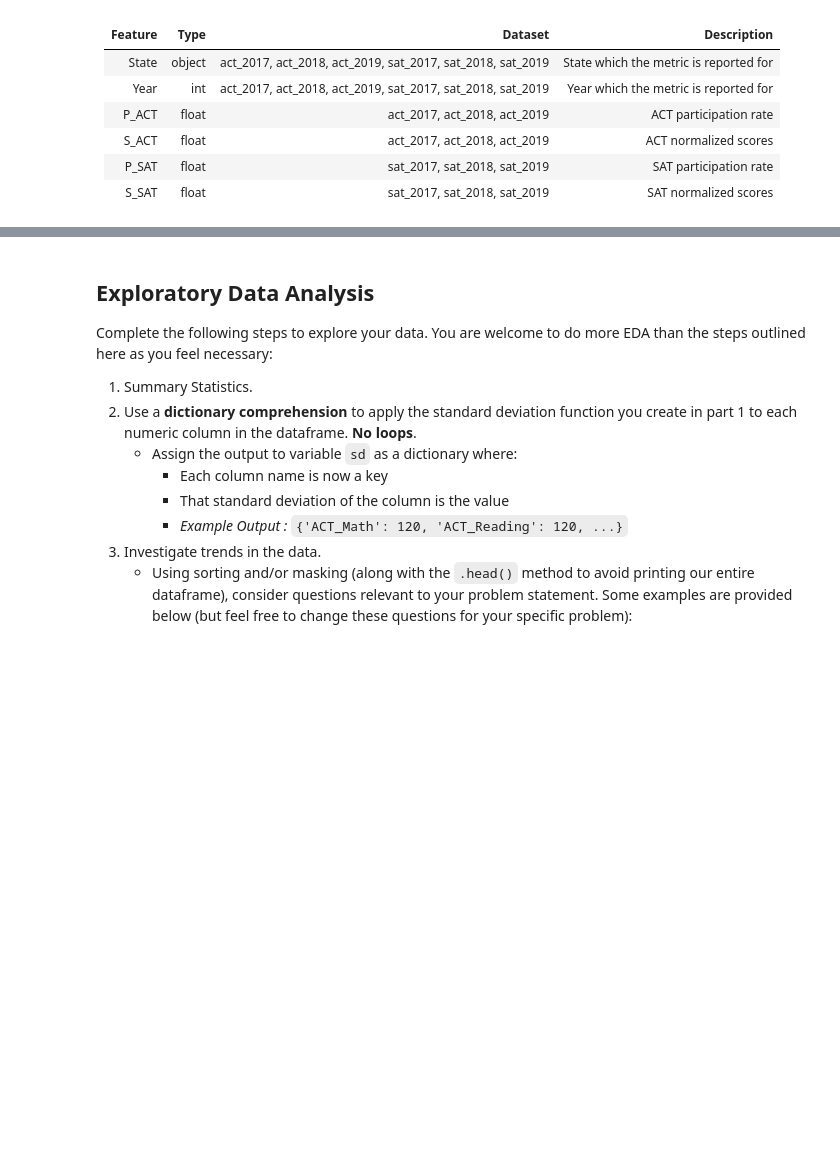
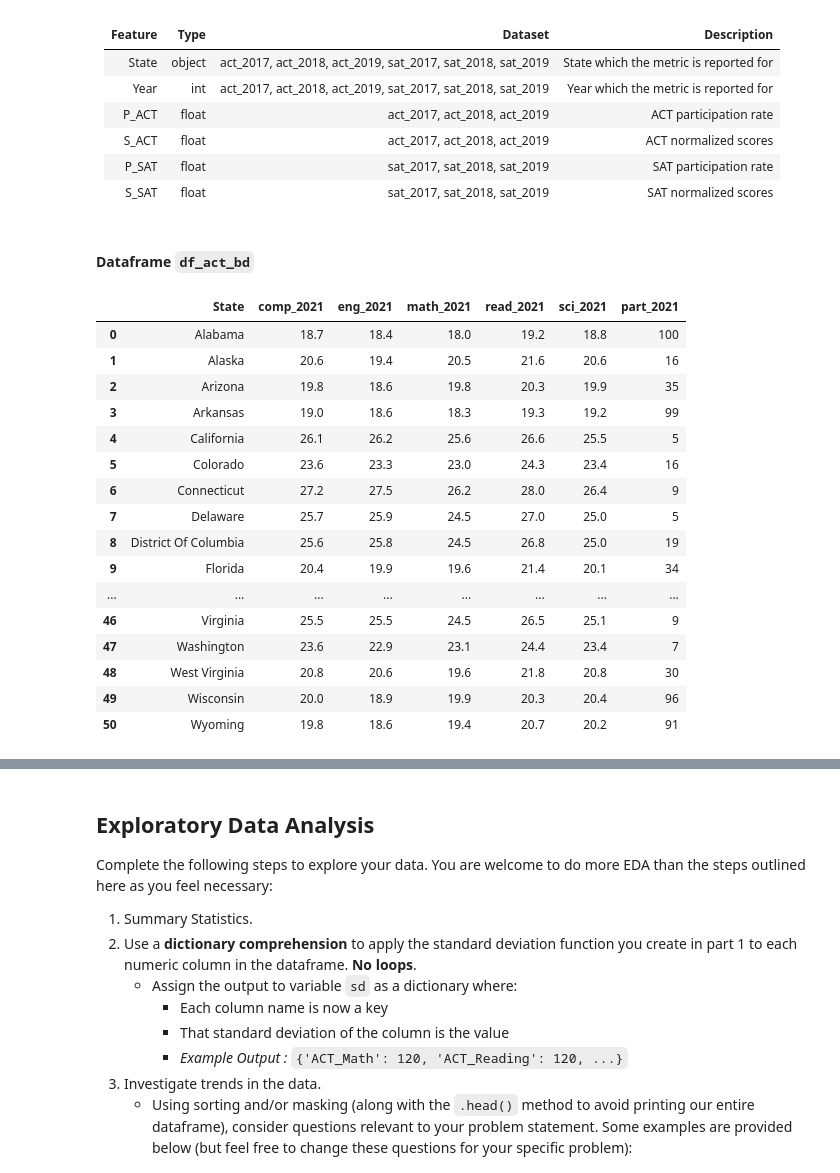
Before and after one commit to garyfoohw/GA_DSIF_project_1, a Jupyter notebook: code/starter-code.ipynb, the cells around one changed output, grey strips where cells are left out. Cells and saved outputs as stored; diff of their text form; code cells hidden in the pictures; blank space fills up the shorter version.

Commit message:
added new dataset on 2021 breakdown

```diff
--- a/code/starter-code.ipynb
+++ b/code/starter-code.ipynb
@@ -177,6 +180,12 @@ Import the datasets that you selected for this project and go through the follow
 pd.set_option('display.max_columns',None)
 pd.set_option('display.max_rows',None)
 pd.set_option('display.max_colwidth',None)
+# %%
+#prepare headers
+headers_act=["State","comp_2017","eng_2017","math_2017","read_2017","sci_2017","part_2017",
+            "comp_2021","eng_2021","math_2021","read_2021","sci_2021","part_2021",]
+headers_sat=["State","tot_mean_score_2017","tot_sd_2017","erw_mean_score_2017","erw_sd_2017","math_mean_score_2017","math_sd_2017","part_2017",
+        "tot_mean_score_2021","tot_sd_2021","erw_mean_score_2021","erw_sd_2021","math_mean_score_2021","math_sd_2021","part_2021",]
 # %%
 #import
 df_act=[
@@ -190,6 +199,10 @@ df_sat=[
     pd.read_csv("../data/sat_2018.csv"),
     pd.read_csv("../data/sat_2019.csv")
 ]
+
+#distribution breakdown of scores
+df_act_bd=pd.read_excel("../data/act_2017_2021.xlsx",skiprows=5,skipfooter=3,names=headers_act)
+df_sat_bd=pd.read_excel("../data/sat_2017_2021.xlsx",skiprows=6,skipfooter=3,names=headers_sat)
 # %%
 #number of years (2017 to 2019)
 n_years=3
@@ -250,6 +263,8 @@ df_sat=df_sat[~(df_sat['State']=="National")]
 #Set title case for all rows in 'State'
 df_act['State']=df_act['State'].str.title()
 df_sat['State']=df_sat['State'].str.title()
+df_sat_bd['State']=df_sat_bd['State'].str.title()
+df_act_bd['State']=df_act_bd['State'].str.title()
 # %%
 #merge ACT and SAT into a single df
 df=pd.merge(left=df_act,right=df_sat,how="outer",on=["State","Year"],suffixes=["_ACT","_SAT"])
@@ -344,2 +388,7 @@ df['S_SAT']=df['S_SAT'].map(normalize_sat)
+# %%
+#drop columns with "2017" & "sd" in them
+df_act_bd=df_act_bd.loc[:,~df_act_bd.columns.str.contains("2017")]
+df_sat_bd=df_sat_bd.loc[:,~df_sat_bd.columns.str.contains("2017")]
+df_sat_bd=df_sat_bd.loc[:,~df_sat_bd.columns.str.contains("sd")]
 # %%
 #save to csv
@@ -372,3 +437,25 @@ Provided is the skeleton for formatting a markdown table, with columns headers t
 |S_ACT|float|act_2017, act_2018, act_2019|ACT normalized scores|
 |P_SAT|float|sat_2017, sat_2018, sat_2019|SAT participation rate|
 |S_SAT|float|sat_2017, sat_2018, sat_2019|SAT normalized scores|
+# %% [markdown]
+#### Dataframe `df_act_bd`
+# %%
+df_act_bd
+# %% [output]
+|  | State | comp_2021 | eng_2021 | math_2021 | read_2021 | sci_2021 | part_2021 |
+| 0 | Alabama | 18.7 | 18.4 | 18.0 | 19.2 | 18.8 | 100 |
+| 1 | Alaska | 20.6 | 19.4 | 20.5 | 21.6 | 20.6 | 16 |
+| 2 | Arizona | 19.8 | 18.6 | 19.8 | 20.3 | 19.9 | 35 |
+| 3 | Arkansas | 19.0 | 18.6 | 18.3 | 19.3 | 19.2 | 99 |
+| 4 | California | 26.1 | 26.2 | 25.6 | 26.6 | 25.5 | 5 |
+| 5 | Colorado | 23.6 | 23.3 | 23.0 | 24.3 | 23.4 | 16 |
+| 6 | Connecticut | 27.2 | 27.5 | 26.2 | 28.0 | 26.4 | 9 |
+| 7 | Delaware | 25.7 | 25.9 | 24.5 | 27.0 | 25.0 | 5 |
+| 8 | District Of Columbia | 25.6 | 25.8 | 24.5 | 26.8 | 25.0 | 19 |
+| 9 | Florida | 20.4 | 19.9 | 19.6 | 21.4 | 20.1 | 34 |
+| ... | ... | ... | ... | ... | ... | ... | ... |
+| 46 | Virginia | 25.5 | 25.5 | 24.5 | 26.5 | 25.1 | 9 |
+| 47 | Washington | 23.6 | 22.9 | 23.1 | 24.4 | 23.4 | 7 |
+| 48 | West Virginia | 20.8 | 20.6 | 19.6 | 21.8 | 20.8 | 30 |
+| 49 | Wisconsin | 20.0 | 18.9 | 19.9 | 20.3 | 20.4 | 96 |
+| 50 | Wyoming | 19.8 | 18.6 | 19.4 | 20.7 | 20.2 | 91 |
```
Also changed, not shown: parts of 21 cells of this notebook, 11 other files.
